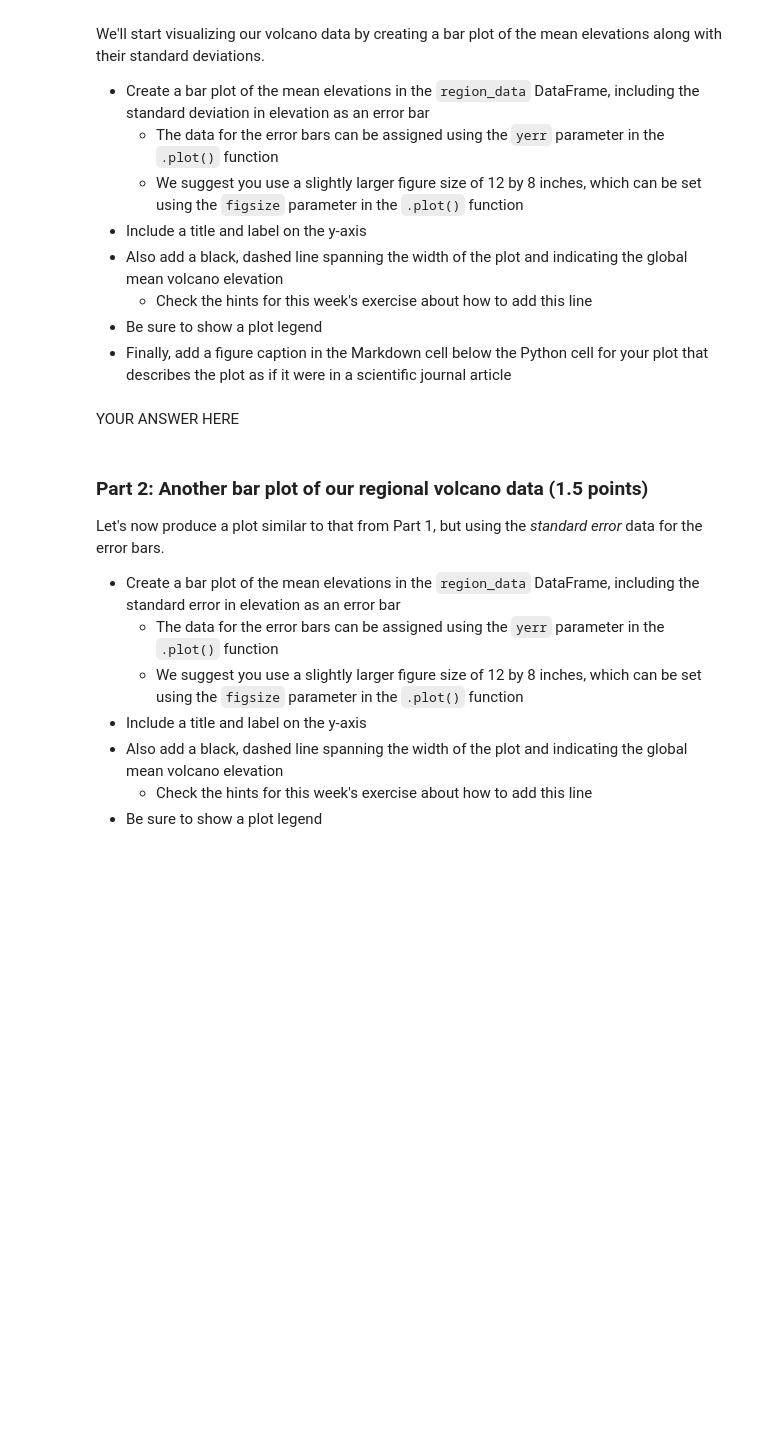
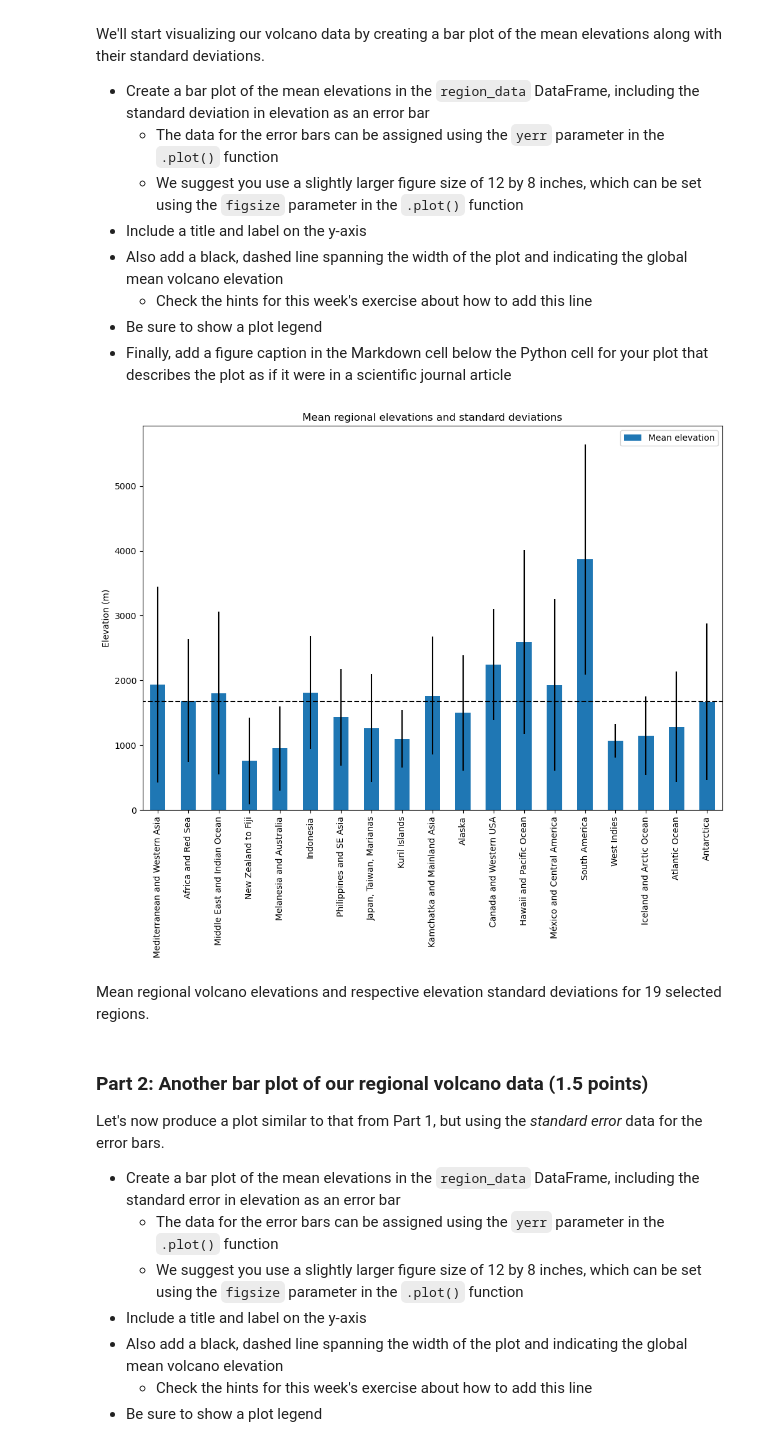
Before and after one commit to joaoambiente/IntroQG-2023, a Jupyter notebook: Exercise-1/Exercise-1-problems-1-3.ipynb, the cells around one changed output. Cells and saved outputs as stored; diff of their text form; code cells hidden in the pictures; blank space fills up the shorter version.

```diff
--- a/Exercise-1/Exercise-1-problems-1-3.ipynb
+++ b/Exercise-1/Exercise-1-problems-1-3.ipynb
@@ -519,5 +514,21 @@ raise NotImplementedError()
-# %% [markdown]
-YOUR ANSWER HERE
+# %%
+ax = None
+
+# YOUR CODE HERE
+
+global_mean = region_data["Mean elevation"].mean()
+
+ax = region_data["Mean elevation"].plot(figsize=(12, 8),
+                                        kind="bar",
+                                        yerr=region_data["stddevs"],
+                                        ylabel="Elevation (m)",
+                                        title="Mean regional elevations and standard deviations", legend=True)
+
+ax.plot([-1, 20], [global_mean, global_mean], color="k", ls="--");
+# %% [output]
+[figure, added]
+# %% [markdown]
+Mean regional volcano elevations and respective elevation standard deviations for 19 selected regions.
 # %% [markdown]
 ### Part 2: Another bar plot of our regional volcano data (1.5 points)
 
```
Also changed, not shown: parts of 1 cell of this notebook.
